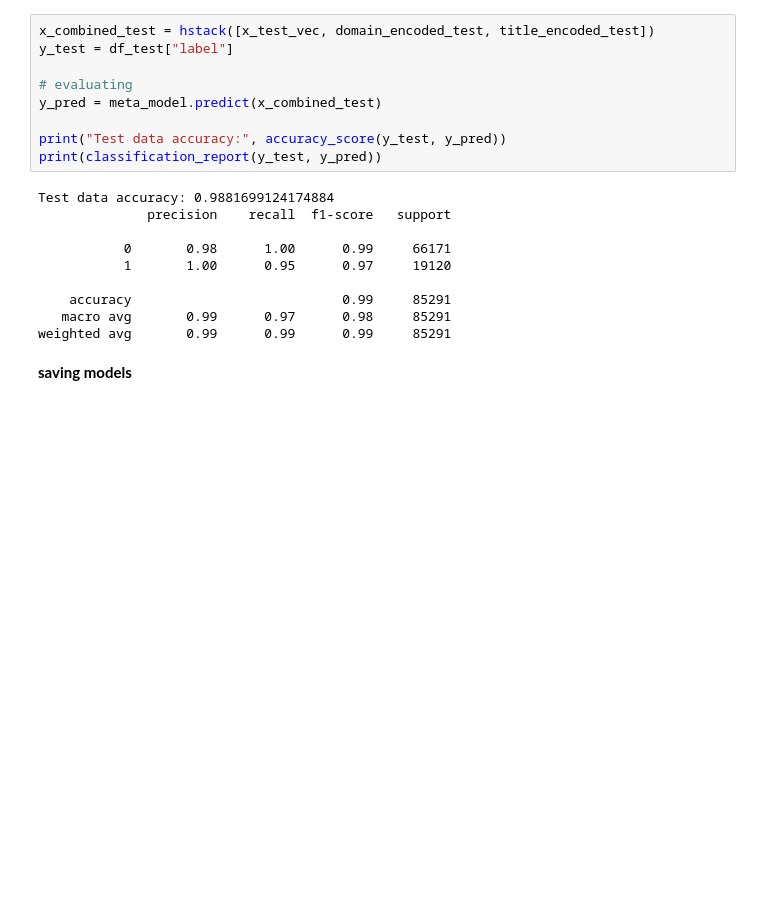
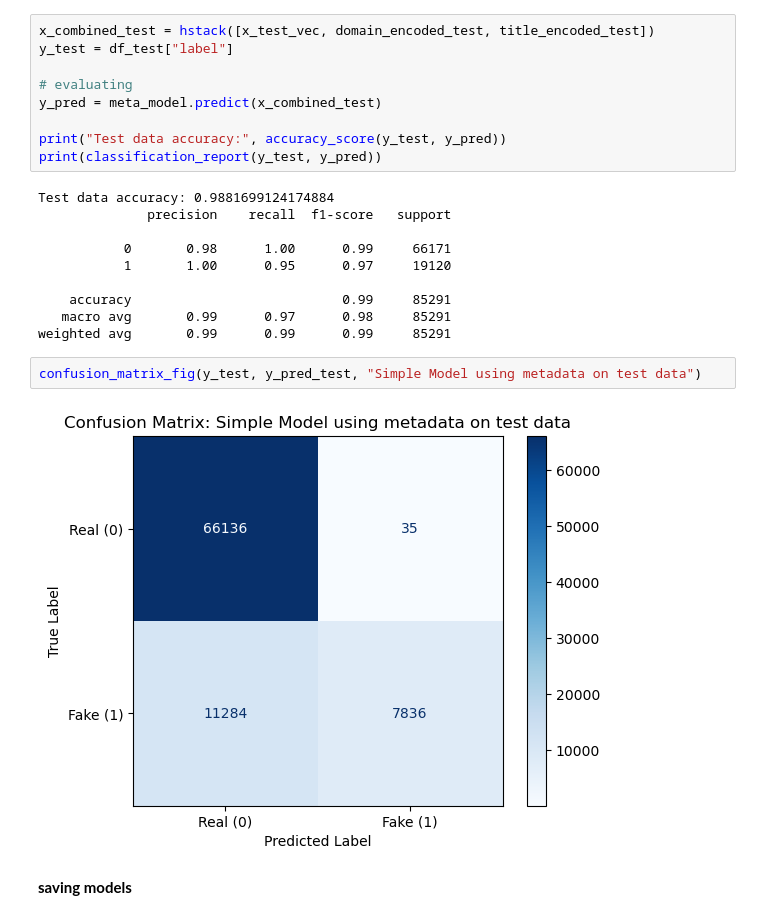
Before and after one commit to emmampakarinen/intelligent-systems-project, a Jupyter notebook: project.ipynb, the cells around one changed output. Drawn from its saved outputs; the diff is of its cells as text; blank space fills up the shorter version.

```diff
--- a/project.ipynb
+++ b/project.ipynb
@@ -382,6 +385,10 @@ Test data accuracy: 0.9881699124174884
     accuracy                           0.99     85291
    macro avg       0.99      0.97      0.98     85291
 weighted avg       0.99      0.99      0.99     85291
+# %%
+confusion_matrix_fig(y_test, y_pred_test, "Simple Model using metadata on test data")
+# %% [output]
+[figure, added]
 # %% [markdown]
 **saving models**
 # %%
```
Also changed, not shown: parts of 4 cells of this notebook.
